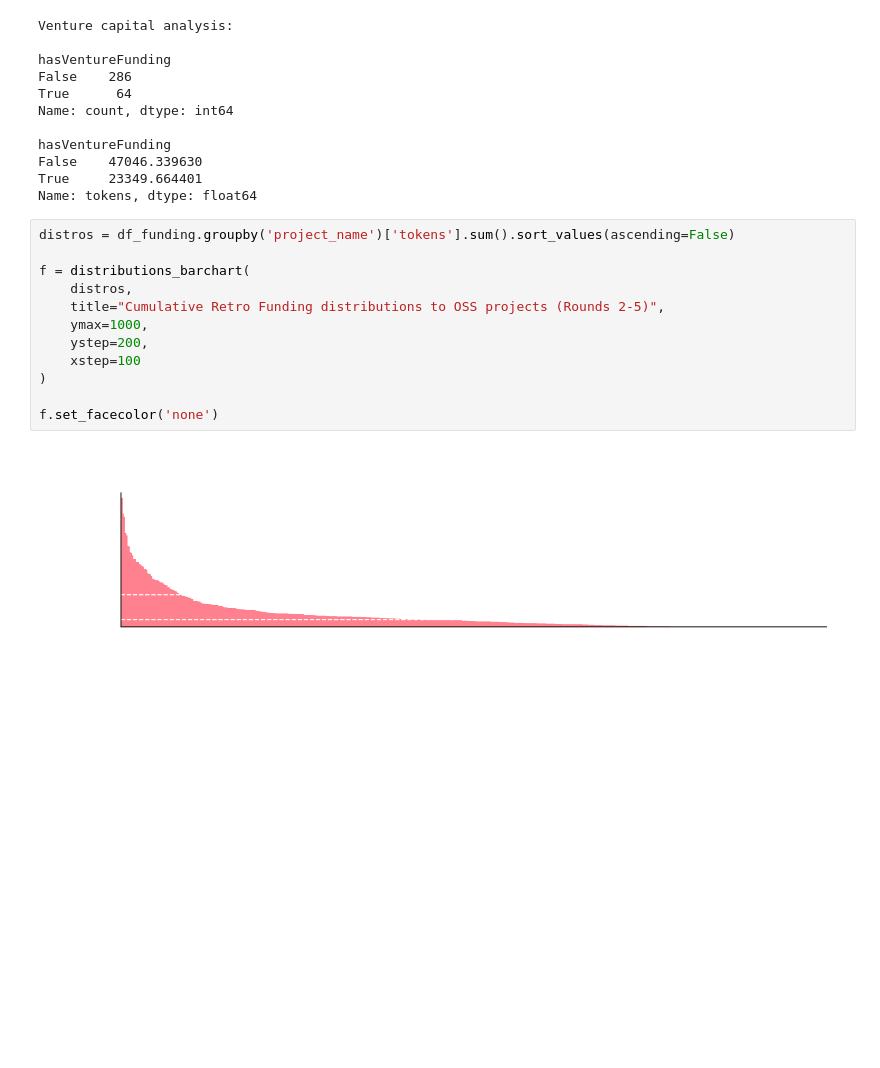
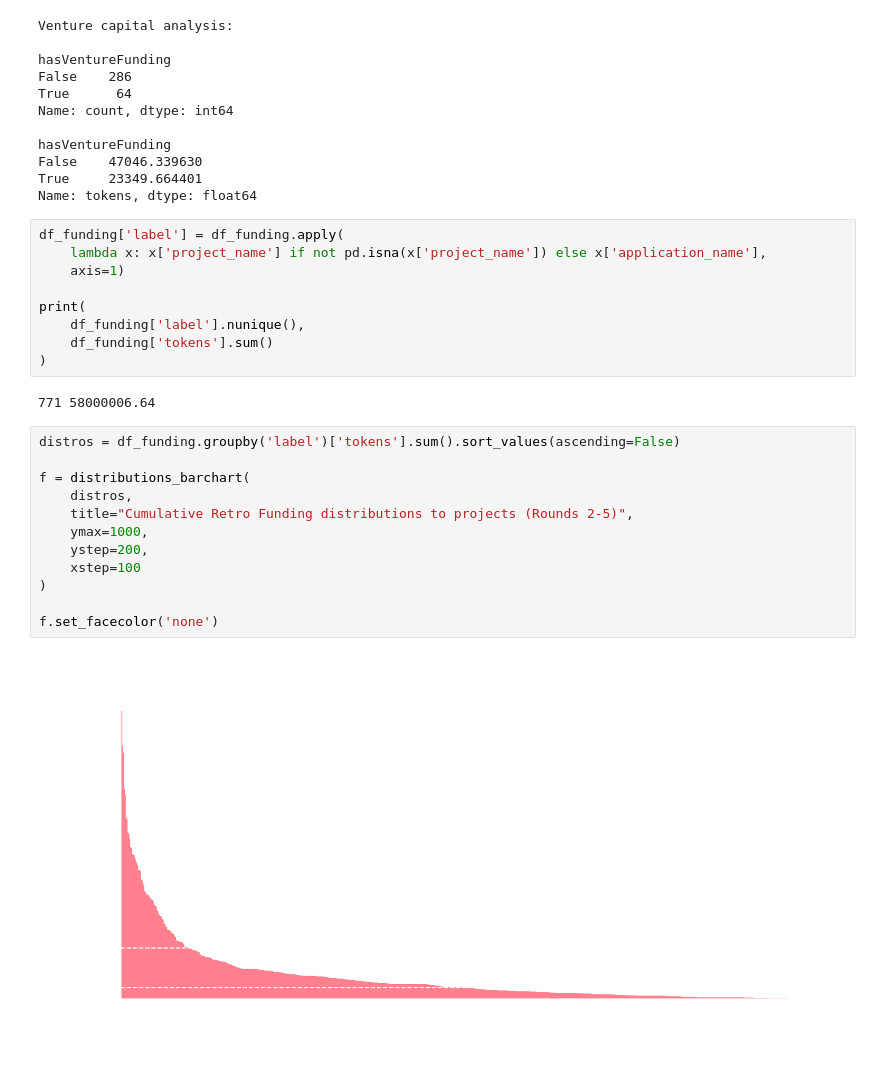
Before and after one commit to opensource-observer/insights, a Jupyter notebook: analysis/optimism/devcon_2024/20241105_Devcon_SoFarSoGoodSoWhat.ipynb, the cells around one changed output. Cells and saved outputs as stored; diff of their text form; blank space fills up the shorter version.

Commit message:
feat(nb): added charts and analysis

```diff
--- a/analysis/optimism/devcon_2024/20241105_Devcon_SoFarSoGoodSoWhat.ipynb
+++ b/analysis/optimism/devcon_2024/20241105_Devcon_SoFarSoGoodSoWhat.ipynb
@@ -180,17 +209,28 @@ hasVentureFunding
 False    47046.339630
 True     23349.664401
 Name: tokens, dtype: float64
+# %%
+df_funding['label'] = df_funding.apply(
+    lambda x: x['project_name'] if not pd.isna(x['project_name']) else x['application_name'],
+    axis=1)
+
+print(
+    df_funding['label'].nunique(),
+    df_funding['tokens'].sum()
+)
+# %% [output]
+771 58000006.64
 # %%
-distros = df_funding.groupby('project_name')['tokens'].sum().sort_values(ascending=False)
+distros = df_funding.groupby('label')['tokens'].sum().sort_values(ascending=False)
 
 f = distributions_barchart(
     distros,
-    title="Cumulative Retro Funding distributions to OSS projects (Rounds 2-5)",
+    title="Cumulative Retro Funding distributions to projects (Rounds 2-5)",
     ymax=1000,
     ystep=200,
     xstep=100
 )
 
 f.set_facecolor('none')
 # %% [output]
-[figure, old version]
+[figure, new version]
```
Also changed, not shown: parts of 17 cells of this notebook, 1 other file.
